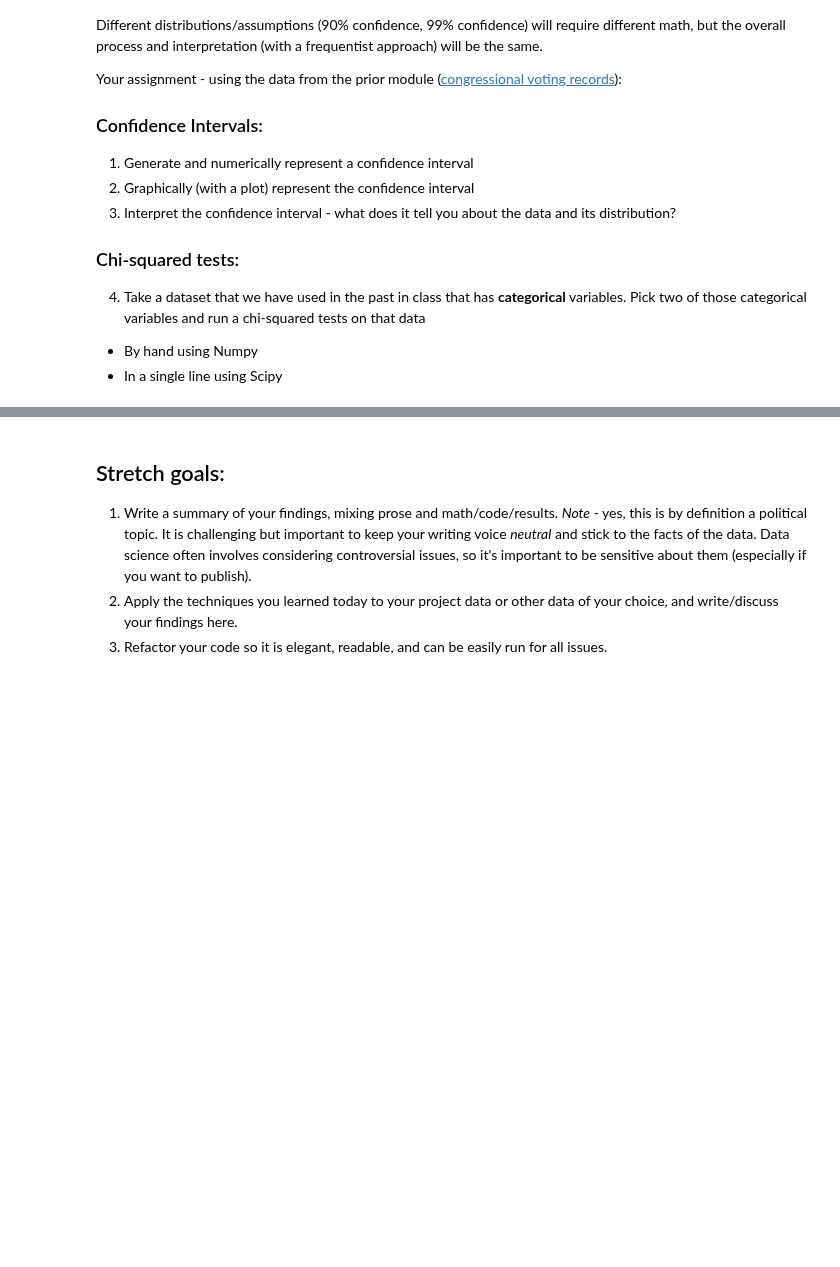
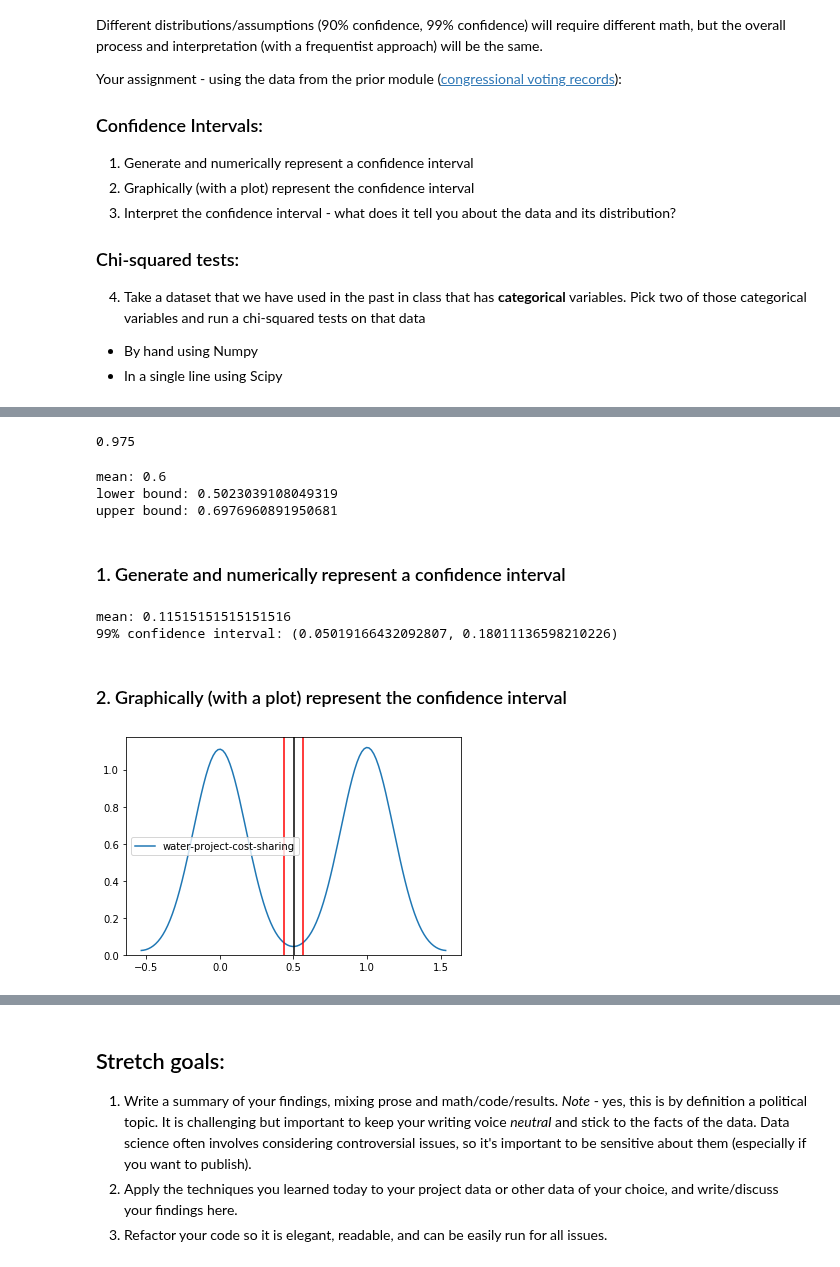
Before and after one commit to bloominstituteoftechnology/DS-Unit-1-Sprint-2-Statistics, a Jupyter notebook: module2/LS_DS_122_Sampling_Confidence_Intervals_and_Hypothesis_Testing_Assignment.ipynb, the cells around one changed output, grey strips where cells are left out. Saved outputs shown, nothing was run; the diff lists cells and outputs as text; code cells hidden in the pictures; blank space fills up the shorter version.

```diff
--- a/module2/LS_DS_122_Sampling_Confidence_Intervals_and_Hypothesis_Testing_Assignment.ipynb
+++ b/module2/LS_DS_122_Sampling_Confidence_Intervals_and_Hypothesis_Testing_Assignment.ipynb
@@ -31,0 +63,8 @@ Your assignment - using the data from the prior module ([congressional voting re
+# %%
+house_votes_columns = ['party', 'handicapped-infants', 'water-project-cost-sharing', 'adoption-of-the-budget-resolution',
+                       'physician-fee-freeze', 'el-salvador-aid', 'religious-groups-in-schools', 'anti-satellite-test-ban',
+                       'aid-to-nicaraguan-contras', 'mx-missile', 'immigration', 'synfuels-corporation-cutback',
+                       'education-spending', 'superfund-right-to-sue', 'crime', 'duty-free-exports', 'export-administration-act-south-africa']
+df = pd.read_csv('house-votes-84.data', header=None, names=house_votes_columns, na_values='?')
+print(df.shape)
+df
@@ -31,0 +86,3 @@ Your assignment - using the data from the prior module ([congressional voting re
+# %%
+df = df.replace({'y':1.0, 'n':0.0})
+df
@@ -31,0 +155,4 @@ Your assignment - using the data from the prior module ([congressional voting re
+# %%
+democrats = df[df['party']=='democrat']
+print(democrats.shape)
+democrats
@@ -31,0 +190,65 @@ Your assignment - using the data from the prior module ([congressional voting re
+# %%
+def confidence_interval(data, confidence=0.95):
+  data = np.array(data)
+  mean = barx = np.mean(data)
+  n = len(data)
+  std_error = np.std(data, ddof=1) / np.sqrt(n) # ddof = delta degrees of freedom (len data - x)
+  t = stats.t.ppf((1 + confidence) / 2.0, n - 1) # searching for t-statistic that has 2.25% on each side which totals 5% which matches our 95% confidence level
+  margin_of_error = t * std_error
+  return mean, mean - margin_of_error, mean + margin_of_error
+# %%
+(1+.95)/2.0
+# %% [output]
+0.975
+# %%
+testit=[1, 0, 1, 1, 0, 1, 1, 1, 1, 1, 0, 1, 1, 0, 0, 1, 1, 1, 1, 1, 1, 0,
+       1, 1, 0, 1, 1, 1, 0, 0, 0, 1, 1, 0, 0, 1, 0, 1, 1, 1, 1, 0, 0, 1,
+       0, 1, 0, 0, 1, 1, 0, 1, 0, 1, 0, 0, 0, 1, 1, 0, 0, 0, 1, 0, 1, 0,
+       1, 0, 1, 1, 0, 0, 0, 1, 1, 1, 1, 0, 1, 1, 1, 0, 1, 1, 0, 1, 1, 0,
+       1, 0, 1, 1, 1, 1, 0, 1, 1, 0, 1, 0]
+test_mean, test_lower_bound, test_upper_bound = confidence_interval(testit)
+print('mean:', test_mean)
+print('lower bound:', test_lower_bound)
+print('upper bound:', test_upper_bound)
+# yay, matches lecture notebook
+# %% [output]
+mean: 0.6
+lower bound: 0.5023039108049319
+upper bound: 0.6976960891950681
+# %% [markdown]
+### 1. Generate and numerically represent a confidence interval
+# %%
+# pick a column, remove NaNs
+data = republicans['mx-missile'][~republicans['mx-missile'].isna()]
+
+mean, lower_bound, upper_bound = confidence_interval(data, 0.99)
+#print('lower bound:', lower_bound)
+print('mean:', mean)
+#print('upper bound:', upper_bound)
+#print(lower_bound, '<', mean, '<', upper_bound)
+#print((lower_bound, mean, upper_bound))
+print('99% confidence interval:', (lower_bound, upper_bound))
+# %% [output]
+mean: 0.11515151515151516
+99% confidence interval: (0.05019166432092807, 0.18011136598210226)
+# %% [markdown]
+### 2. Graphically (with a plot) represent the confidence interval
+# %%
+# pick a column, remove NaNs
+# picked water project cause it was about 50/50 split on votes so the graph would look cooler
+graph_data = democrats['water-project-cost-sharing'][~democrats['water-project-cost-sharing'].isna()]
+
+# get confidence interval
+graph_mean, graph_lower_bound, graph_upper_bound = confidence_interval(graph_data, 0.95)
+
+# graph it
+ax = sns.kdeplot(graph_data)
+lb = plt.axvline(graph_lower_bound, color='red')
+mn = plt.axvline(graph_mean, color='black')
+ub = plt.axvline(graph_upper_bound, color='red')
+#plt.legend([ax,lb,mn,ub], ['democrat votes on water project', 'lowerbound', 'mean', 'upperbound'])
+plt.show()
+
+# no ideaa how to choose a graph that explains what is going on
+# %% [output]
+[figure, added]
```
Also changed, not shown: parts of 52 cells of this notebook.
